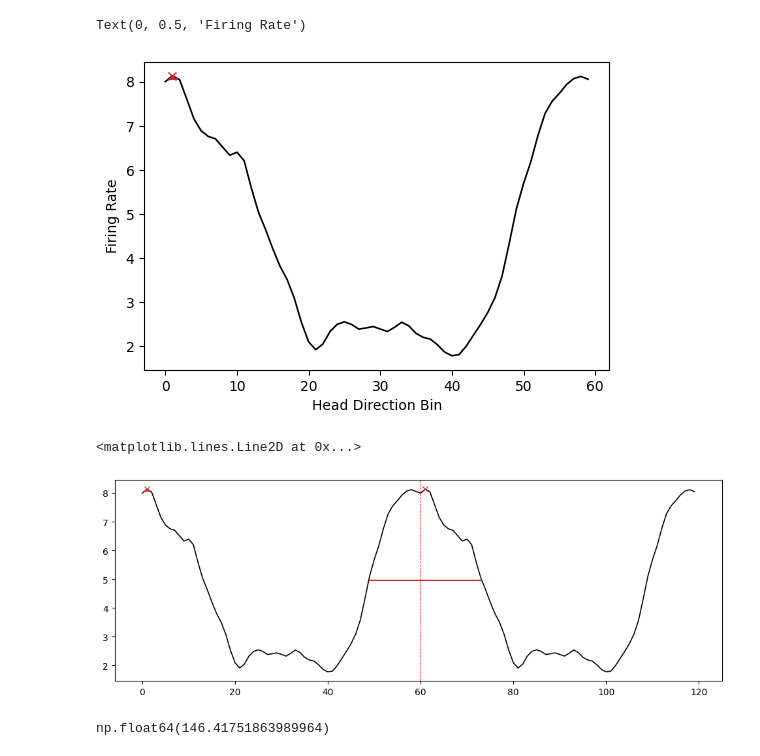
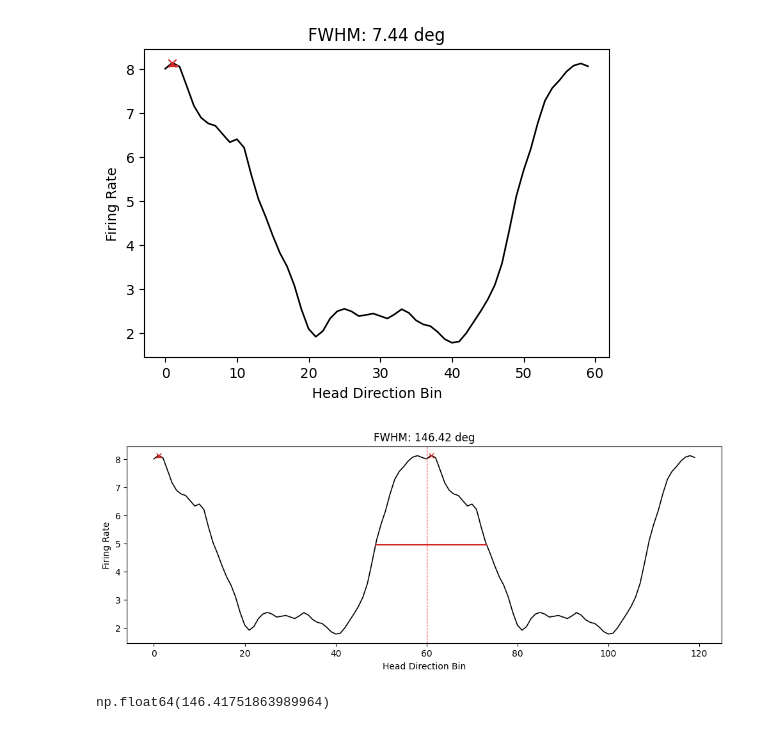
Before and after one commit to Senzai-Lab/nrem_sc, a Jupyter notebook: notebooks/select_hd_cells.ipynb, the cells around one changed output. Drawn from its saved outputs; the diff is of its cells as text; code cells hidden in the pictures.

```diff
--- a/notebooks/select_hd_cells.ipynb
+++ b/notebooks/select_hd_cells.ipynb
@@ -83,22 +83,22 @@ Text(0, 0.5, 'Firing Rate')
 # %%
 from scipy.signal import find_peaks, peak_widths
 
 idx = 39
-# data = np.hstack([tcs[idx].values, tcs[idx].values])
 data = tcs[idx].values
 peaks, _ = find_peaks(data, height=0.5*np.max(data), distance=n_bins)
 widths = peak_widths(data, peaks, rel_height=0.5)
 
 plt.figure(figsize=(6, 4))
 plt.plot(data, color='k', linewidth=1.2)
 plt.plot(peaks, data[peaks], "x", color='C3')
 plt.hlines(*widths[1:], color="C3")
 plt.xlabel("Head Direction Bin")
 plt.ylabel("Firing Rate")
-# plt.axvline(n_bins, color='r', linestyle='--', linewidth=0.7)
+plt.title(f"FWHM: {widths[0][0]*(360/n_bins):.2f} deg")
+
+plt.savefig("fwhm1.png", dpi=320)
 # %% [output]
-Text(0, 0.5, 'Firing Rate')
-[figure, old version]
+[figure, new version]
 # %%
 from scipy.signal import find_peaks, peak_widths
 
@@ -113,9 +113,13 @@ plt.plot(data, color='k', linewidth=1.2)
 plt.plot(peaks, data[peaks], "x", color='C3')
 plt.hlines(*widths[1:], color="C3")
 plt.axvline(n_bins, color='r', linestyle='--', linewidth=0.7)
+plt.xlabel("Head Direction Bin")
+plt.ylabel("Firing Rate")
+plt.title(f"FWHM: {np.max(widths[0])*(360/n_bins):.2f} deg")
+
+plt.savefig("fwhm2.png", dpi=320)
 # %% [output]
-<matplotlib.lines.Line2D at 0x...>
-[figure, old version]
+[figure, new version]
 # %%
 def fwhm(tuning_curve: np.ndarray, bin_size: float) -> float:
     '''Compute largest full width at half maximum (FWHM) of a tuning curve.'''
```
Also changed, not shown: parts of 14 cells of this notebook, 12 other files.
